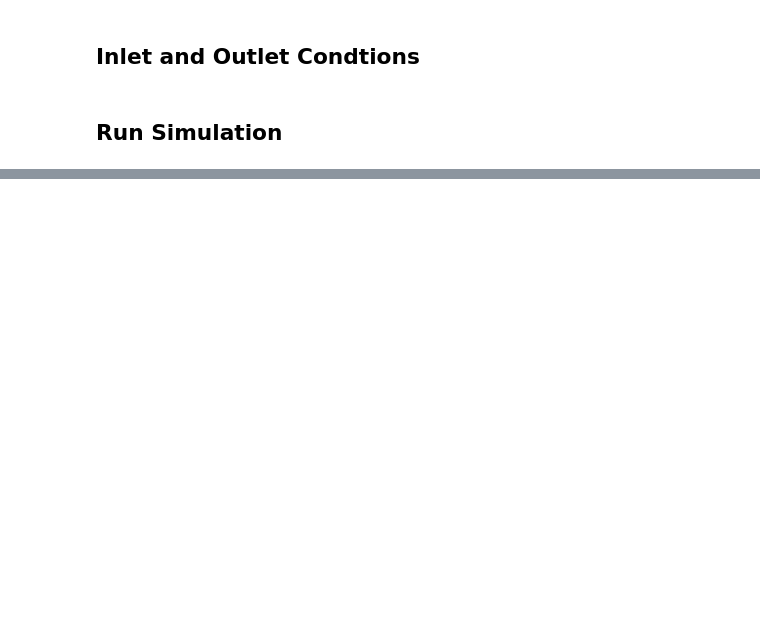
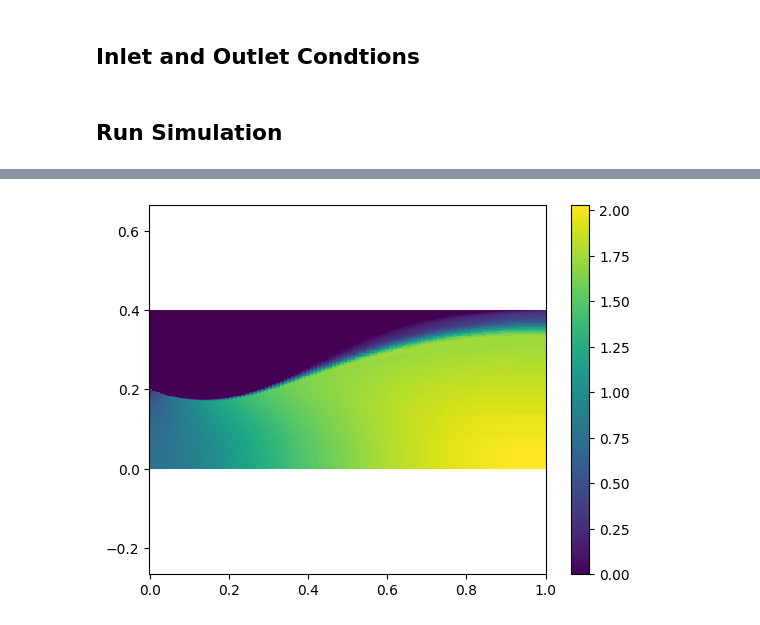
Before and after one commit to OpenOrion/paraflow, a Jupyter notebook: examples/simulation.ipynb, the cells around one changed output, grey strips where cells are left out. Cells and saved outputs as stored; diff of their text form; code cells hidden in the pictures; blank space fills up the shorter version.

```diff
--- a/examples/simulation.ipynb
+++ b/examples/simulation.ipynb
@@ -98,0 +28,30 @@ Info    : 10204 nodes 10407 elements
+# %%
+from paraflow import run_simulation, ConfigParameters, SimulationResult, get_frames, display_frame
+import numpy as np
+
+use_cache = True
+
+if not use_cache:
+    sim_results = run_simulation(
+        passage,
+        config_params=ConfigParameters(
+            inlet_total_state=inlet_total_state,
+            target_outlet_static_state=target_outlet_static_state,
+        ),
+        working_directory="/workspaces/paraflow/simulation_out",
+        id="1",
+        is_subprocess=False,
+        auto_delete=False
+    )
+    sim_results.to_file("sim_results.plk")
+else:
+   sim_results = SimulationResult.from_file("sim_results.plk")
+
+frames = get_frames(
+    sim_results,
+    property_names=["Mach"],
+    num_pnts=500,
+)
+display_frame(frames, "Mach")
+# %% [output]
+[figure, added]
```
Also changed, not shown: parts of 1 cell of this notebook, 20 other files.
